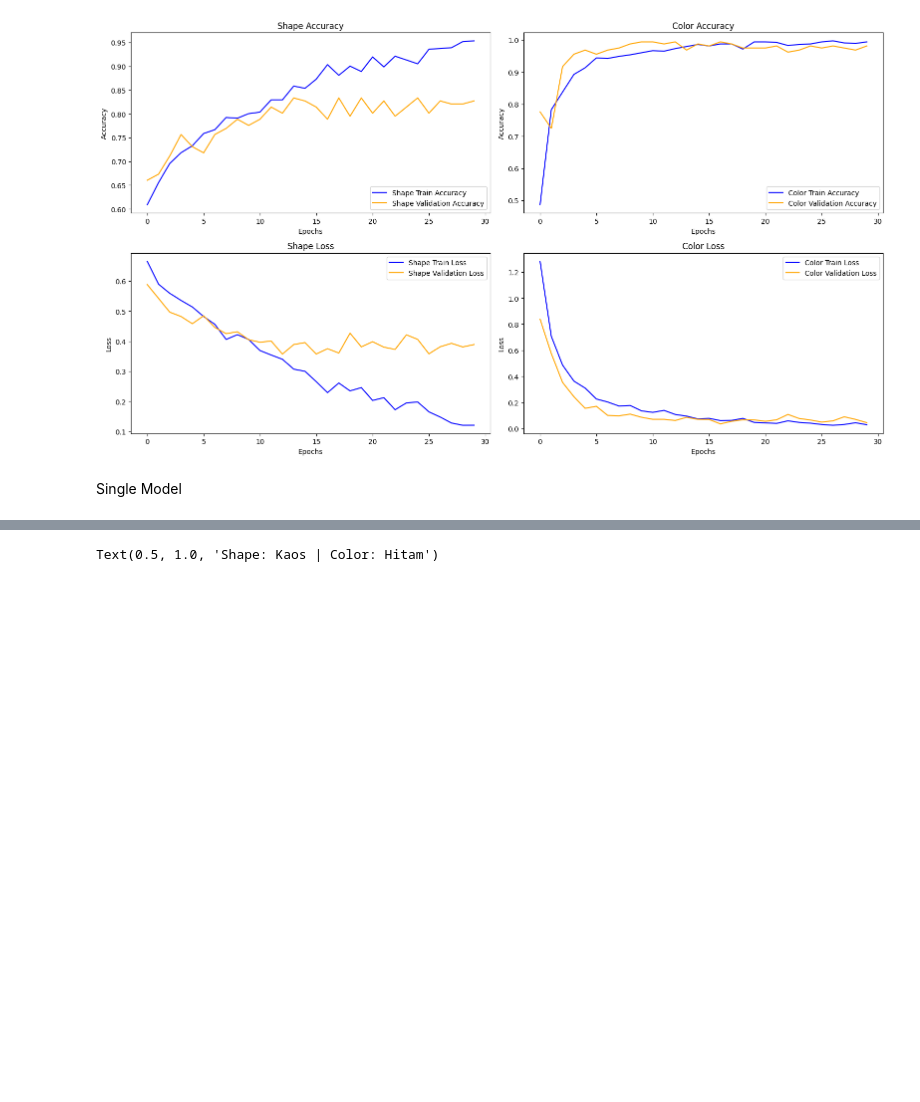
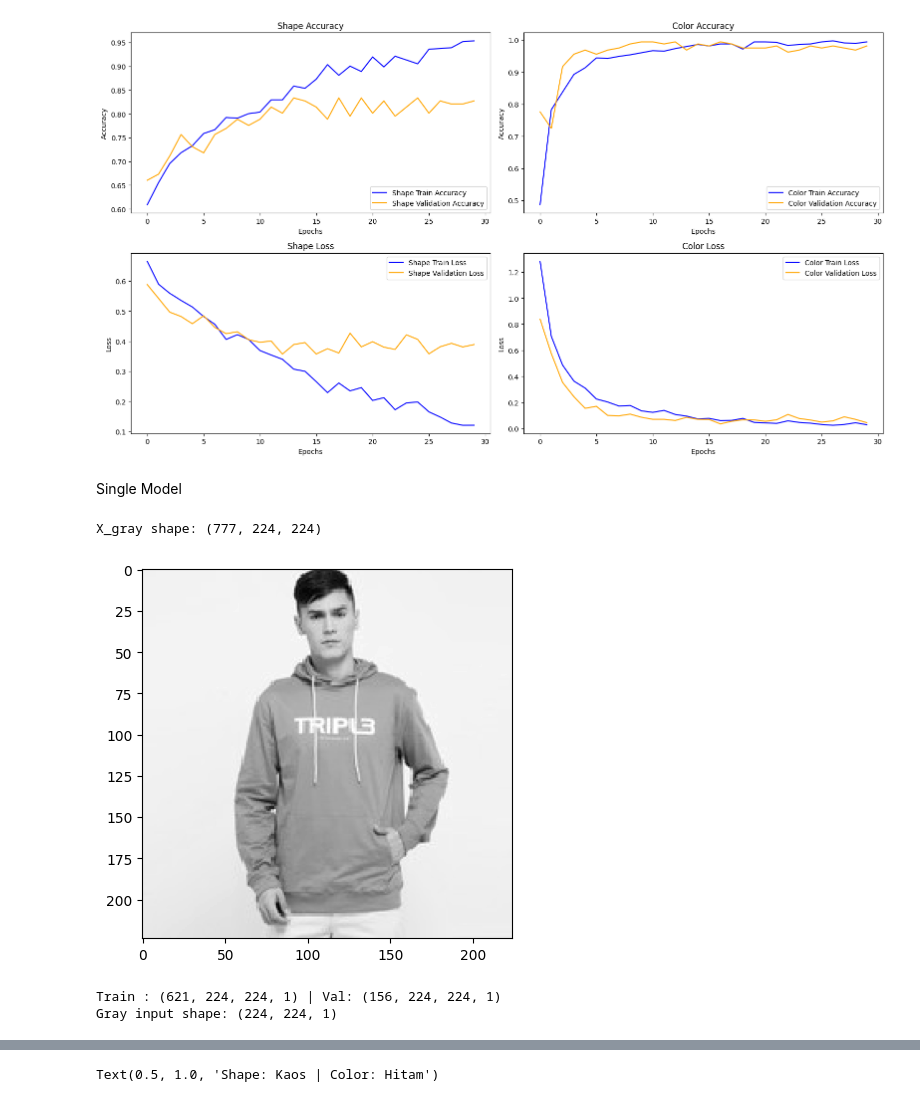
Before and after one commit to obertcoy/e-commerce-multi-label-classification, a Jupyter notebook: main.ipynb, the cells around one changed output, grey strips where cells are left out. Drawn from its saved outputs; the diff is of its cells as text; code cells hidden in the pictures; blank space fills up the shorter version.

Commit message:
feat: edge detection
bad accuracy

```diff
--- a/main.ipynb
+++ b/main.ipynb
@@ -294,6 +294,51 @@ plt.show()
 [figure]
 # %% [markdown]
 Single Model
+# %%
+# Convert to grayscale
+
+X_gray = tf.image.rgb_to_grayscale(X_raw).numpy()
+
+X_gray = tf.cast(X_gray, np.uint8)
+X_gray = np.squeeze(X_gray)
+
+plt.imshow(X_gray[0], cmap='gray')
+
+print(f'X_gray shape: {X_gray.shape}')
+# %% [output]
+X_gray shape: (777, 224, 224)
+[figure, added]
+# %%
+# Edge Detection
+
+X_edges = []
+
+for gray in X_gray:
+    # edges = cv.Sobel(gray, cv.CV_64F, 1, 0, ksize=3)
+    edges = cv.Canny(gray, 100, 200)
+
+    X_edges.append(edges)
+
+X_edges = np.array(X_edges) / 255
+X_edges = np.expand_dims(X_edges, axis=-1)
+
+n_train = int(0.8 * X_gray.shape[0])
+
+X_edges_train = X_edges[:n_train]
+X_edges_val = X_edges[n_train:]
+
+Y_shape_edges_train = Y_shape[:n_train]
+Y_shape_edges_val = Y_shape[n_train:]
+
+
+print(f'Train : {X_edges_train.shape} | Val: {X_edges_val.shape}')
+
+gray_input_shape = X_edges_train.shape[1:]
+
+print(f'Gray input shape: {gray_input_shape}')
+# %% [output]
+Train : (621, 224, 224, 1) | Val: (156, 224, 224, 1)
+Gray input shape: (224, 224, 1)
 # %%
 # Model
 
```
Also changed, not shown: parts of 2 cells of this notebook.
